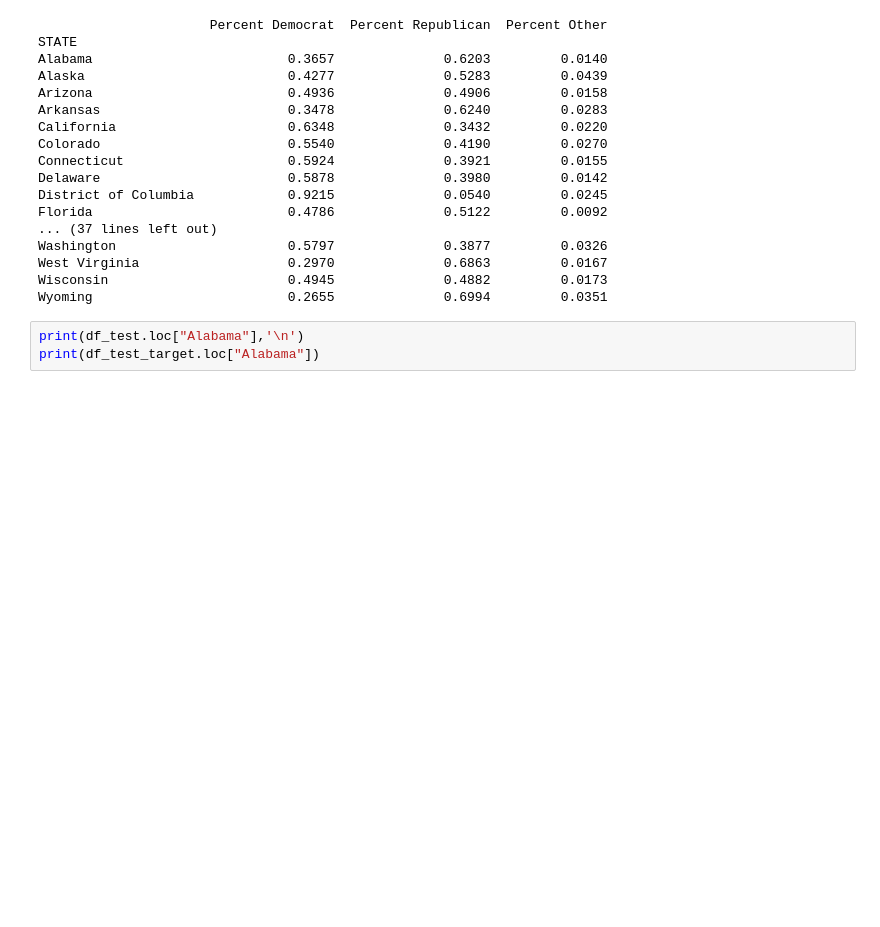
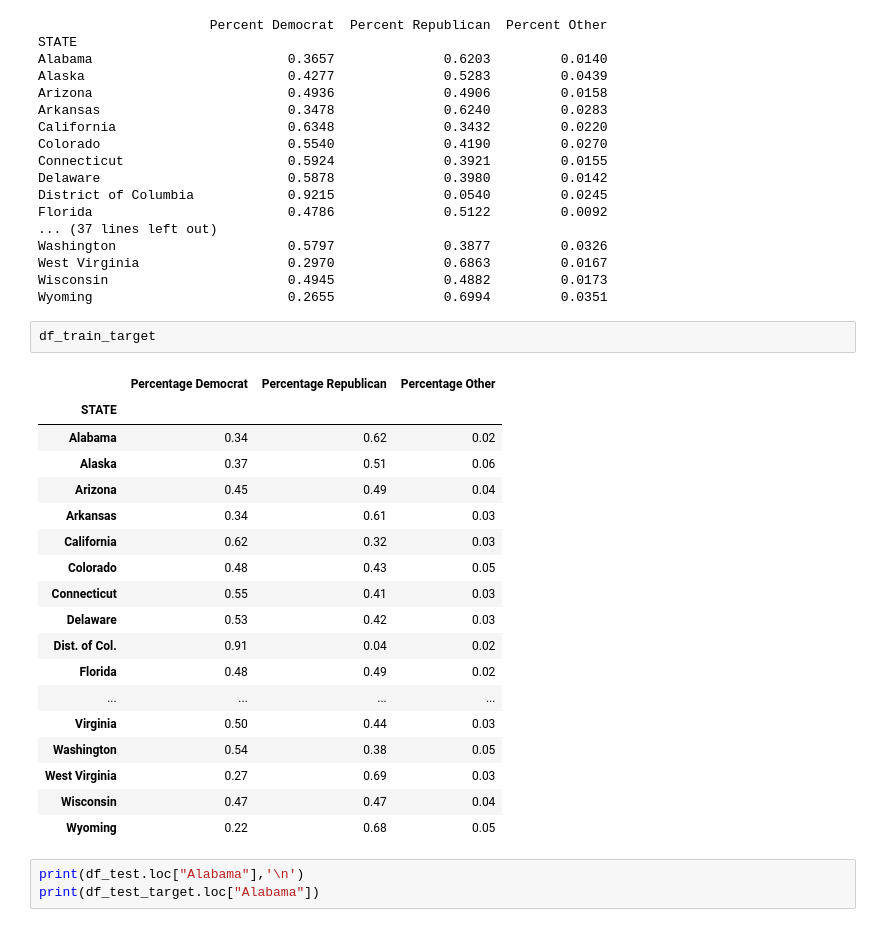
Before and after one commit to LoukStam/Machine-learning-project, a Jupyter notebook: Elections.ipynb, the cells around one changed output. Drawn from its saved outputs; the diff is of its cells as text; blank space fills up the shorter version.

```diff
--- a/Elections.ipynb
+++ b/Elections.ipynb
@@ -54,6 +60,27 @@ Washington                      0.5797              0.3877         0.0326
 West Virginia                   0.2970              0.6863         0.0167
 Wisconsin                       0.4945              0.4882         0.0173
 Wyoming                         0.2655              0.6994         0.0351
+# %%
+df_train_target
+# %% [output]
+|  | Percentage Democrat | Percentage Republican | Percentage Other |
+| STATE |  |  |  |
+| Alabama | 0.34 | 0.62 | 0.02 |
+| Alaska | 0.37 | 0.51 | 0.06 |
+| Arizona | 0.45 | 0.49 | 0.04 |
+| Arkansas | 0.34 | 0.61 | 0.03 |
+| California | 0.62 | 0.32 | 0.03 |
+| Colorado | 0.48 | 0.43 | 0.05 |
+| Connecticut | 0.55 | 0.41 | 0.03 |
+| Delaware | 0.53 | 0.42 | 0.03 |
+| Dist. of Col. | 0.91 | 0.04 | 0.02 |
+| Florida | 0.48 | 0.49 | 0.02 |
+| ... | ... | ... | ... |
+| Virginia | 0.50 | 0.44 | 0.03 |
+| Washington | 0.54 | 0.38 | 0.05 |
+| West Virginia | 0.27 | 0.69 | 0.03 |
+| Wisconsin | 0.47 | 0.47 | 0.04 |
+| Wyoming | 0.22 | 0.68 | 0.05 |
 # %%
 print(df_test.loc["Alabama"],'\n')
 print(df_test_target.loc["Alabama"])
```
Also changed, not shown: parts of 17 cells of this notebook, 1 other file.
